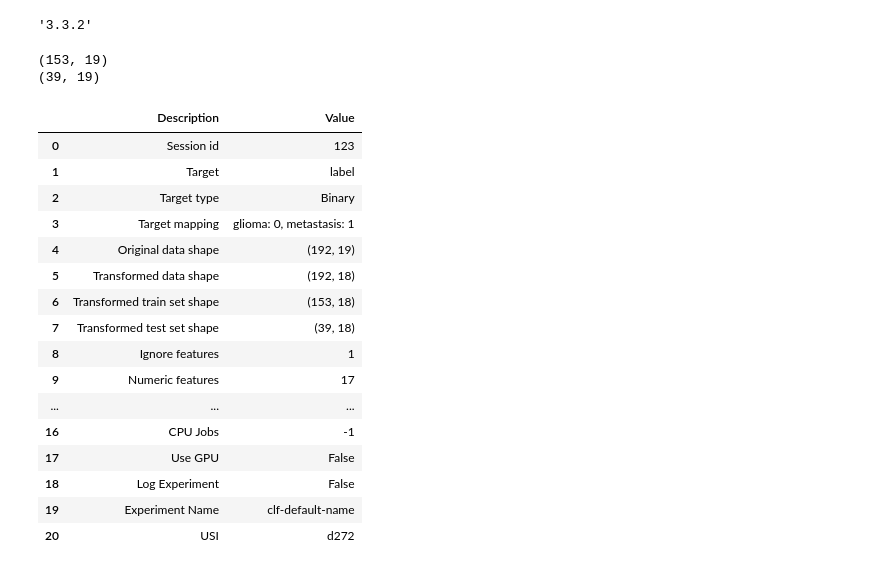
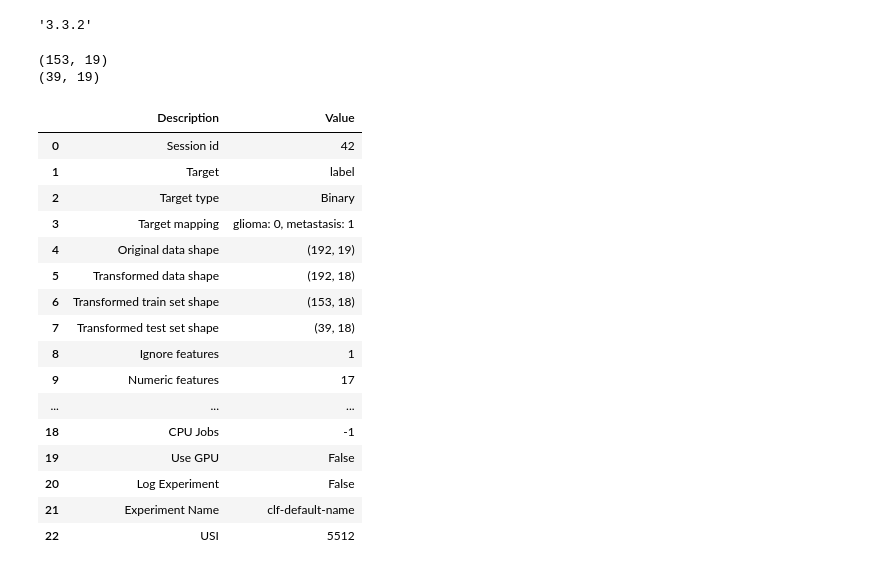
Before and after one commit to pmagbor/ds9000_project, a Jupyter notebook: 04_training_models.ipynb, the cells around one changed output. Drawn from its saved outputs; the diff is of its cells as text; code cells hidden in the pictures.

```diff
--- a/04_training_models.ipynb
+++ b/04_training_models.ipynb
@@ -13,27 +13,29 @@ pycaret.__version__
 # %%
 # load in data
 train_data = pd.read_csv("../motum/data_for_pycaret_train.csv")
 test_data = pd.read_csv("../motum/data_for_pycaret_test.csv")
 print(train_data.shape)
 print(test_data.shape)
 
 # initializing pycaret setup
 s = setup(
     data=train_data,
     test_data=test_data,
     target="label",
-    session_id=123,
+    session_id=42,
     fold_strategy="groupkfold",     # we are doing a group-aware cross validation
     fold_groups="subject_id",
     ignore_features=["subject_id"], # keep for grouping, not modeling
     fold=8, # number of CV folds
-    index=False
+    index=False,
+    normalize=True,
+    normalize_method='zscore'
 )
 # %% [output]
 (153, 19)
 (39, 19)
 |  | Description | Value |
-| 0 | Session id | 123 |
+| 0 | Session id | 42 |
 | 1 | Target | label |
 | 2 | Target type | Binary |
 | 3 | Target mapping | glioma: 0, metastasis: 1 |
@@ -44,11 +46,11 @@ s = setup(
 | 8 | Ignore features | 1 |
 | 9 | Numeric features | 17 |
 | ... | ... | ... |
-| 16 | CPU Jobs | -1 |
-| 17 | Use GPU | False |
-| 18 | Log Experiment | False |
-| 19 | Experiment Name | clf-default-name |
-| 20 | USI | d272 |
+| 18 | CPU Jobs | -1 |
+| 19 | Use GPU | False |
+| 20 | Log Experiment | False |
+| 21 | Experiment Name | clf-default-name |
+| 22 | USI | 5512 |
 # %%
 # initiating classification experiment class
 exp = ClassificationExperiment()
```
Also changed, not shown: parts of 12 cells of this notebook.
